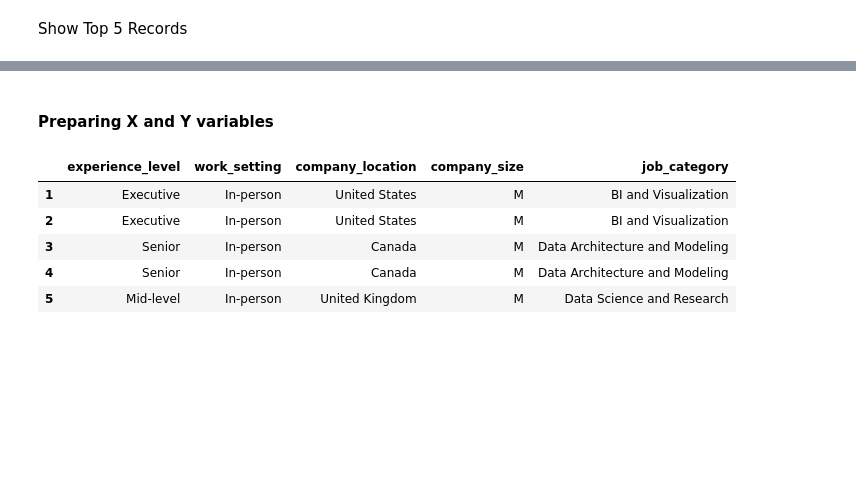
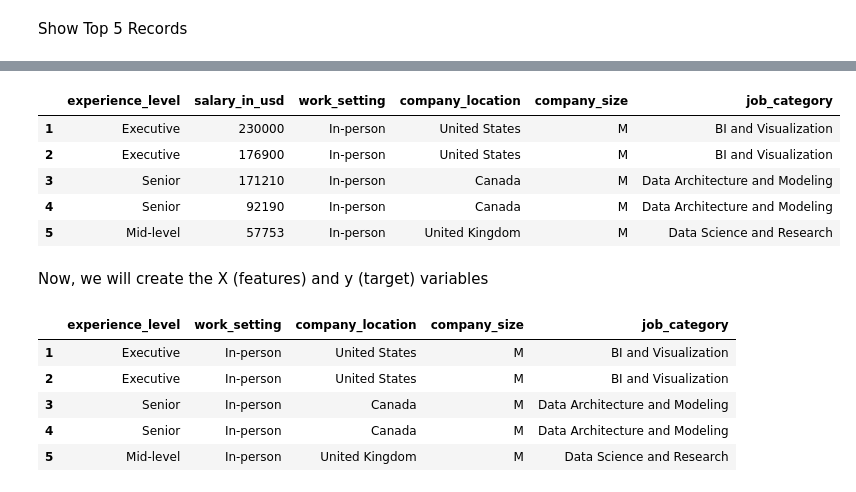
Before and after one commit to Vanderval31bs/DataJobsAndSalaries, a Jupyter notebook: 2. MODEL TRAINING.ipynb, the cells around one changed output, grey strips where cells are left out. Drawn from its saved outputs; the diff is of its cells as text; code cells hidden in the pictures; blank space fills up the shorter version.

Commit message:
Update Model Training Notebook

```diff
--- a/2. MODEL TRAINING.ipynb
+++ b/2. MODEL TRAINING.ipynb
@@ -37,6 +40,53 @@ df.head()
 | 2 | 2024 | Executive | Full-time | Business Intelligence | 176900 | USD | 176900 | ... |
 | 3 | 2024 | Senior | Full-time | Data Architect | 171210 | USD | 171210 | ... |
 | 4 | 2024 | Senior | Full-time | Data Architect | 92190 | USD | 92190 | ... |
+# %%
+def get_jobs_in_data_df():
+    return pd.read_csv('data/jobs_in_data_2024.csv')
+
+def get_full_time_jobs(input_df):
+    df_with_full_time_jobs = input_df.copy()
+    df_with_full_time_jobs = df_with_full_time_jobs[df_with_full_time_jobs['employment_type'] == 'Full-time']
+
+    return df_with_full_time_jobs
+
+def get_non_hybrid_jobs(input_df):
+    df_with_non_hybrid_jobs = input_df.copy()
+    df_with_non_hybrid_jobs = df_with_non_hybrid_jobs[df_with_non_hybrid_jobs['work_setting'] != 'Hybrid']
+
+    return df_with_non_hybrid_jobs
+
+def get_top_5_company_location(input_df):
+    df_with_top_5_company_location = input_df.copy()
+
+    top_5_countries = df_with_top_5_company_location['company_location'].value_counts().nlargest(5).index
+    df_with_top_5_company_location['company_location'] = df_with_top_5_company_location['company_location'].apply(lambda x: x if x in top_5_countries else 'Other')
+
+    return df_with_top_5_company_location
+
+def drop_columns(input_df):
+    df_with_dropped_columns = input_df.copy()
+    df_with_dropped_columns = df_with_dropped_columns.drop(columns=['salary', 'job_title', 'employee_residence', 'employment_type', 'salary_currency', 'work_year'])
+    return df_with_dropped_columns
+
+
+def get_formatted_df():
+    df = get_jobs_in_data_df()
+    df = get_full_time_jobs(df)
+    df = get_non_hybrid_jobs(df)
+    df = get_top_5_company_location(df)
+    df = drop_columns(df)
+    return df
+
+df = get_formatted_df()
+df.head()
+# %% [output]
+|  | experience_level | salary_in_usd | work_setting | company_location | company_size | job_category |
+| 1 | Executive | 230000 | In-person | United States | M | BI and Visualization |
+| 2 | Executive | 176900 | In-person | United States | M | BI and Visualization |
+| 3 | Senior | 171210 | In-person | Canada | M | Data Architecture and Modeling |
+| 4 | Senior | 92190 | In-person | Canada | M | Data Architecture and Modeling |
+| 5 | Mid-level | 57753 | In-person | United Kingdom | M | Data Science and Research |
 # %% [markdown]
-#### Preparing X and Y variables
+Now, we will create the X (features) and y (target) variables
 # %%
```
Also changed, not shown: parts of 16 cells of this notebook, 1 other file.
